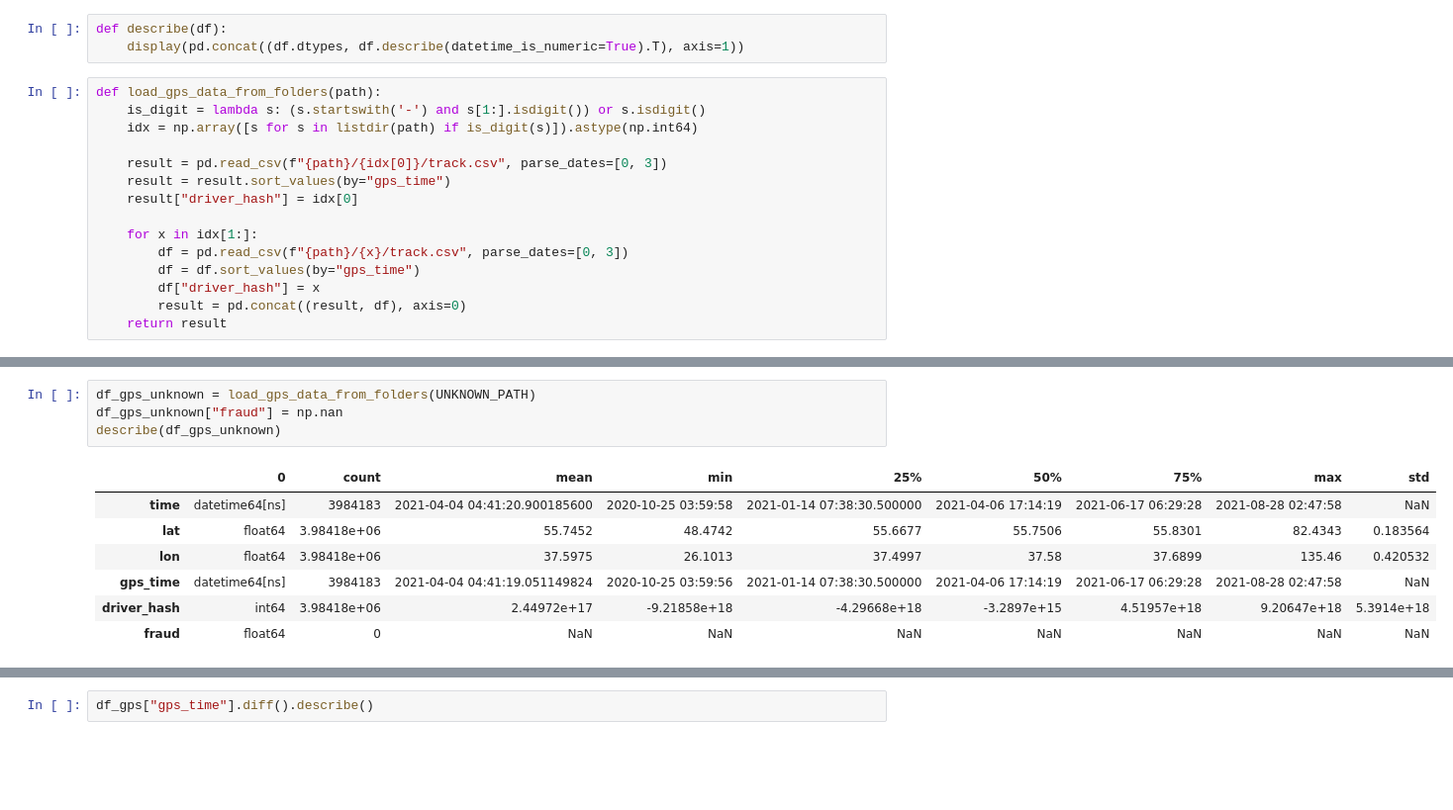
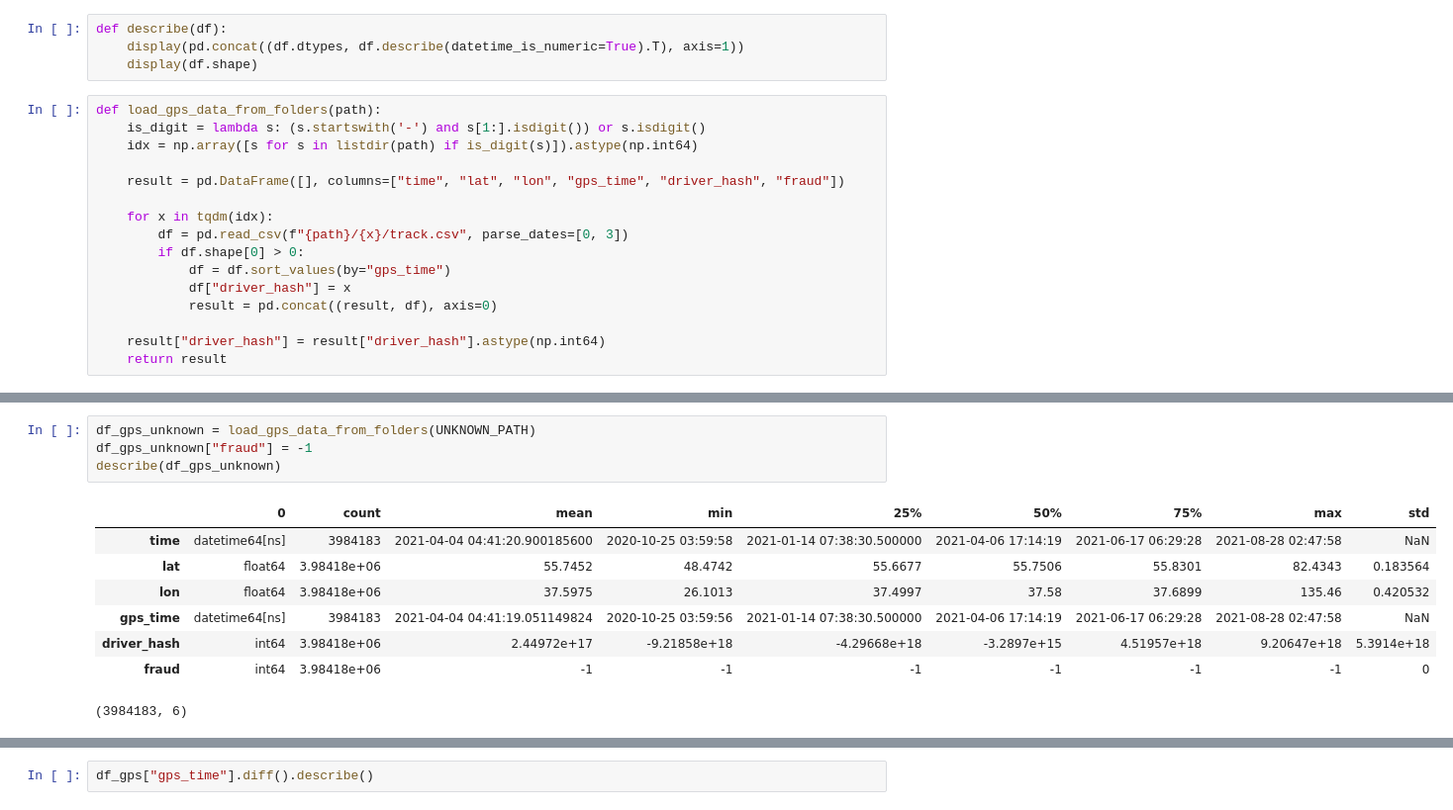
Before and after one commit to cherninkiy/made-2021_fraud_detection_project, a Jupyter notebook: notebooks/concat_gps_accel.ipynb, the cells around one changed output, grey strips where cells are left out. Shown at 99% size. Saved outputs shown, nothing was run; the diff lists cells and outputs as text; blank space fills up the shorter version.

Commit message:
Started drivers EDA

```diff
--- a/notebooks/concat_gps_accel.ipynb
+++ b/notebooks/concat_gps_accel.ipynb
@@ -25,20 +28,22 @@ listdir(DATA_PATH)
 # %%
 def describe(df):
     display(pd.concat((df.dtypes, df.describe(datetime_is_numeric=True).T), axis=1))
+    display(df.shape)
 # %%
 def load_gps_data_from_folders(path):
     is_digit = lambda s: (s.startswith('-') and s[1:].isdigit()) or s.isdigit()
     idx = np.array([s for s in listdir(path) if is_digit(s)]).astype(np.int64)
 
-    result = pd.read_csv(f"{path}/{idx[0]}/track.csv", parse_dates=[0, 3])
-    result = result.sort_values(by="gps_time")
-    result["driver_hash"] = idx[0]
+    result = pd.DataFrame([], columns=["time", "lat", "lon", "gps_time", "driver_hash", "fraud"])
 
-    for x in idx[1:]:
+    for x in tqdm(idx):
         df = pd.read_csv(f"{path}/{x}/track.csv", parse_dates=[0, 3])
-        df = df.sort_values(by="gps_time")
-        df["driver_hash"] = x
-        result = pd.concat((result, df), axis=0)
+        if df.shape[0] > 0:
+            df = df.sort_values(by="gps_time")
+            df["driver_hash"] = x
+            result = pd.concat((result, df), axis=0)
+
+    result["driver_hash"] = result["driver_hash"].astype(np.int64)
     return result
 # %%
 df_gps_fraud = load_gps_data_from_folders(FRAUD_PATH)
@@ -67,15 +74,16 @@ describe(df_gps_proper)
 # %%
 df_gps_unknown = load_gps_data_from_folders(UNKNOWN_PATH)
-df_gps_unknown["fraud"] = np.nan
+df_gps_unknown["fraud"] = -1
 describe(df_gps_unknown)
 # %% [output]
 |  | 0 | count | mean | min | 25% | 50% | 75% | max | std |
 | time | datetime64[ns] | 3984183 | 2021-04-04 04:41:20.900185600 | 2020-10-25 03:59:58 | 2021-01-14 07:38:30.500000 | 2021-04-06 17:14:19 | 2021-06-17 06:29:28 | 2021-08-28 02:47:58 | NaN |
 | lat | float64 | 3.98418e+06 | 55.7452 | 48.4742 | 55.6677 | 55.7506 | 55.8301 | 82.4343 | 0.183564 |
 | lon | float64 | 3.98418e+06 | 37.5975 | 26.1013 | 37.4997 | 37.58 | 37.6899 | 135.46 | 0.420532 |
 | gps_time | datetime64[ns] | 3984183 | 2021-04-04 04:41:19.051149824 | 2020-10-25 03:59:56 | 2021-01-14 07:38:30.500000 | 2021-04-06 17:14:19 | 2021-06-17 06:29:28 | 2021-08-28 02:47:58 | NaN |
 | driver_hash | int64 | 3.98418e+06 | 2.44972e+17 | -9.21858e+18 | -4.29668e+18 | -3.2897e+15 | 4.51957e+18 | 9.20647e+18 | 5.3914e+18 |
-| fraud | float64 | 0 | NaN | NaN | NaN | NaN | NaN | NaN | NaN |
+| fraud | int64 | 3.98418e+06 | -1 | -1 | -1 | -1 | -1 | -1 | 0 |
+(3984183, 6)
 # %%
 df_gps = pd.concat((df_gps_fraud, df_gps_proper, df_gps_unknown), axis=0)
 describe(df_gps)
```
Also changed, not shown: parts of 16 cells of this notebook, 1 other file.
